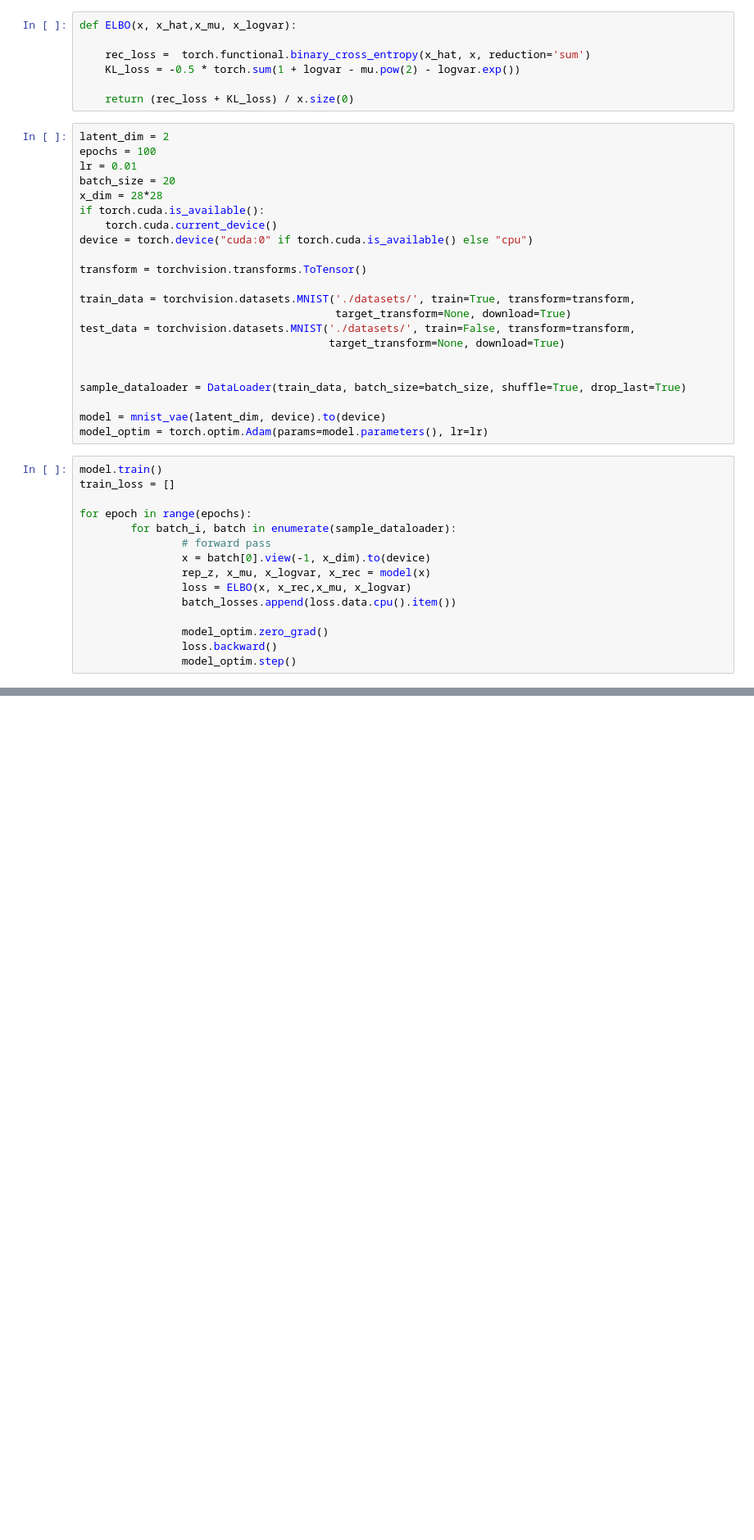
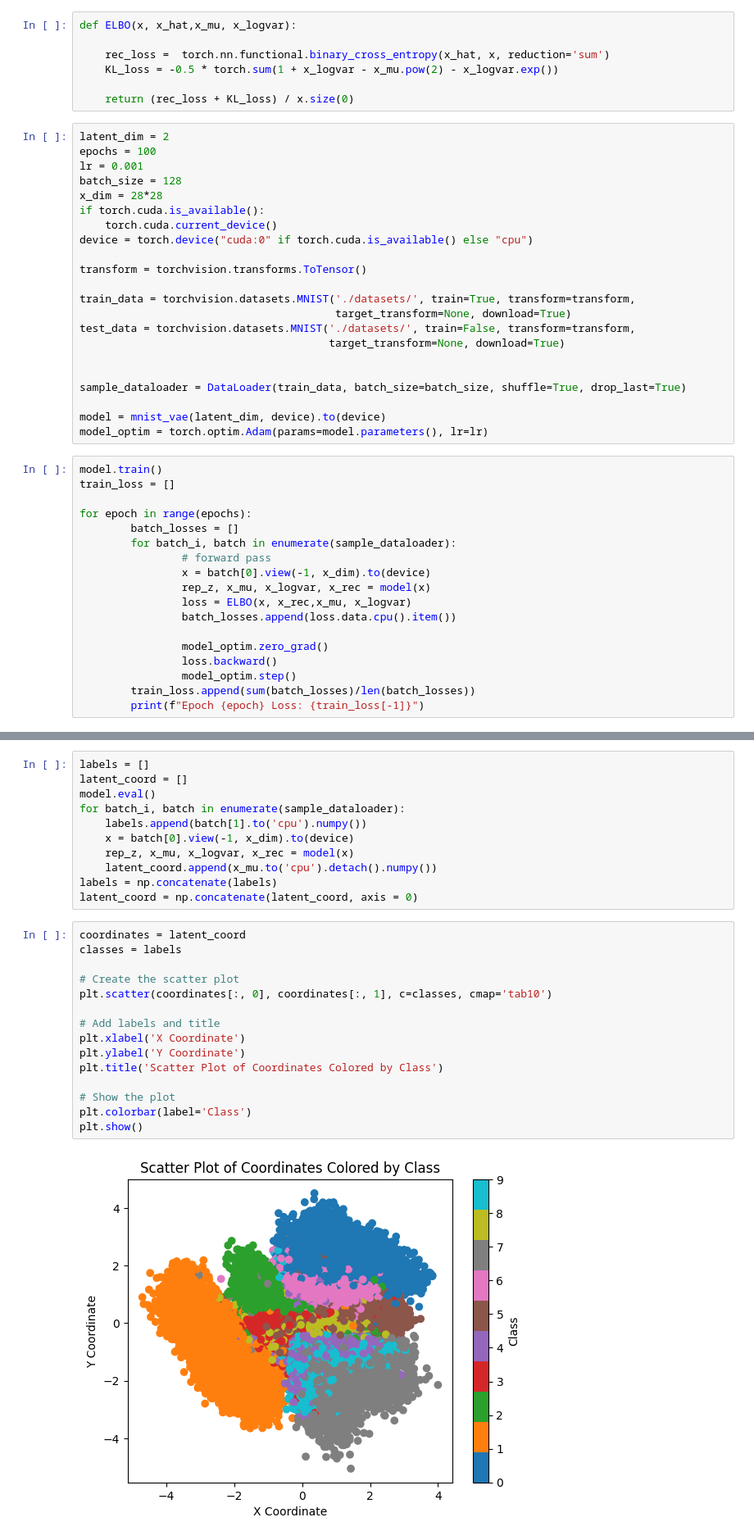
Before and after one commit to shazakam/ProteinManifoldLearning, a Jupyter notebook: Notebooks/MNIST.ipynb, the cells around one changed output, grey strips where cells are left out. Shown at 82% size. Saved outputs shown, nothing was run; the diff lists cells and outputs as text; blank space fills up the shorter version.

```diff
--- a/Notebooks/MNIST.ipynb
+++ b/Notebooks/MNIST.ipynb
@@ -14,15 +16,15 @@ from src.models.mnist_vae import mnist_vae
 # %%
 def ELBO(x, x_hat,x_mu, x_logvar):
 
-    rec_loss =  torch.functional.binary_cross_entropy(x_hat, x, reduction='sum')
-    KL_loss = -0.5 * torch.sum(1 + logvar - mu.pow(2) - logvar.exp())
+    rec_loss =  torch.nn.functional.binary_cross_entropy(x_hat, x, reduction='sum')
+    KL_loss = -0.5 * torch.sum(1 + x_logvar - x_mu.pow(2) - x_logvar.exp())
 
     return (rec_loss + KL_loss) / x.size(0)
 # %%
 latent_dim = 2
 epochs = 100
-lr = 0.01
-batch_size = 20
+lr = 0.001
+batch_size = 128
 x_dim = 28*28
 if torch.cuda.is_available():
     torch.cuda.current_device()
@@ -45,6 +47,7 @@ model.train()
 train_loss = []
 
 for epoch in range(epochs):
+        batch_losses = []
         for batch_i, batch in enumerate(sample_dataloader):
                 # forward pass
                 x = batch[0].view(-1, x_dim).to(device)
@@ -55,4 +58,6 @@ for epoch in range(epochs):
                 model_optim.zero_grad()
                 loss.backward()
                 model_optim.step()
+        train_loss.append(sum(batch_losses)/len(batch_losses))
+        print(f"Epoch {epoch} Loss: {train_loss[-1]}")
 # %% [output]
@@ -63,0 +81,28 @@ tensor([7, 2, 8, 6, 2, 5, 1, 2, 9, 9, 0, 0, 2, 5, 2, 4, 7, 9, 4, 4])
+# %%
+labels = []
+latent_coord = []
+model.eval()
+for batch_i, batch in enumerate(sample_dataloader):
+    labels.append(batch[1].to('cpu').numpy())
+    x = batch[0].view(-1, x_dim).to(device)
+    rep_z, x_mu, x_logvar, x_rec = model(x)
+    latent_coord.append(x_mu.to('cpu').detach().numpy())
+labels = np.concatenate(labels)
+latent_coord = np.concatenate(latent_coord, axis = 0)
+# %%
+coordinates = latent_coord
+classes = labels
+
+# Create the scatter plot
+plt.scatter(coordinates[:, 0], coordinates[:, 1], c=classes, cmap='tab10')
+
+# Add labels and title
+plt.xlabel('X Coordinate')
+plt.ylabel('Y Coordinate')
+plt.title('Scatter Plot of Coordinates Colored by Class')
+
+# Show the plot
+plt.colorbar(label='Class')
+plt.show()
+# %% [output]
+[figure, added]
```
Also changed, not shown: parts of 3 cells of this notebook, 2 other files.
